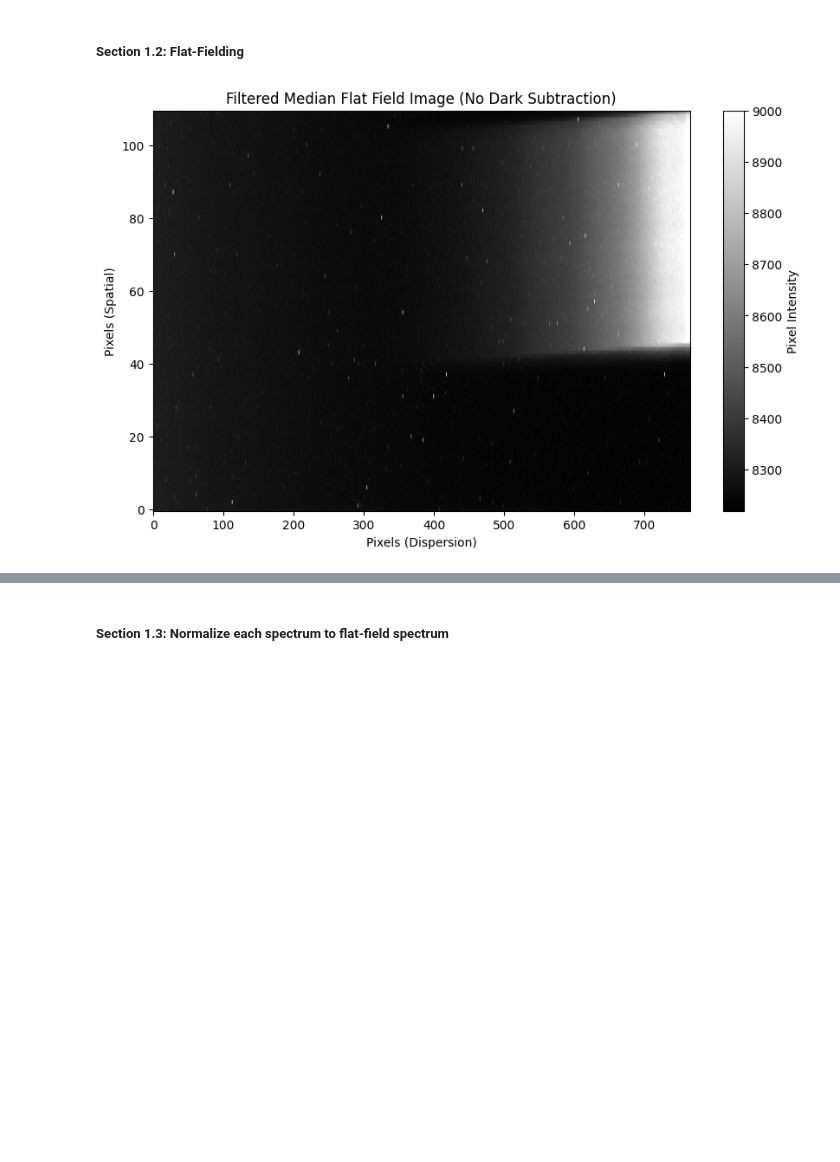
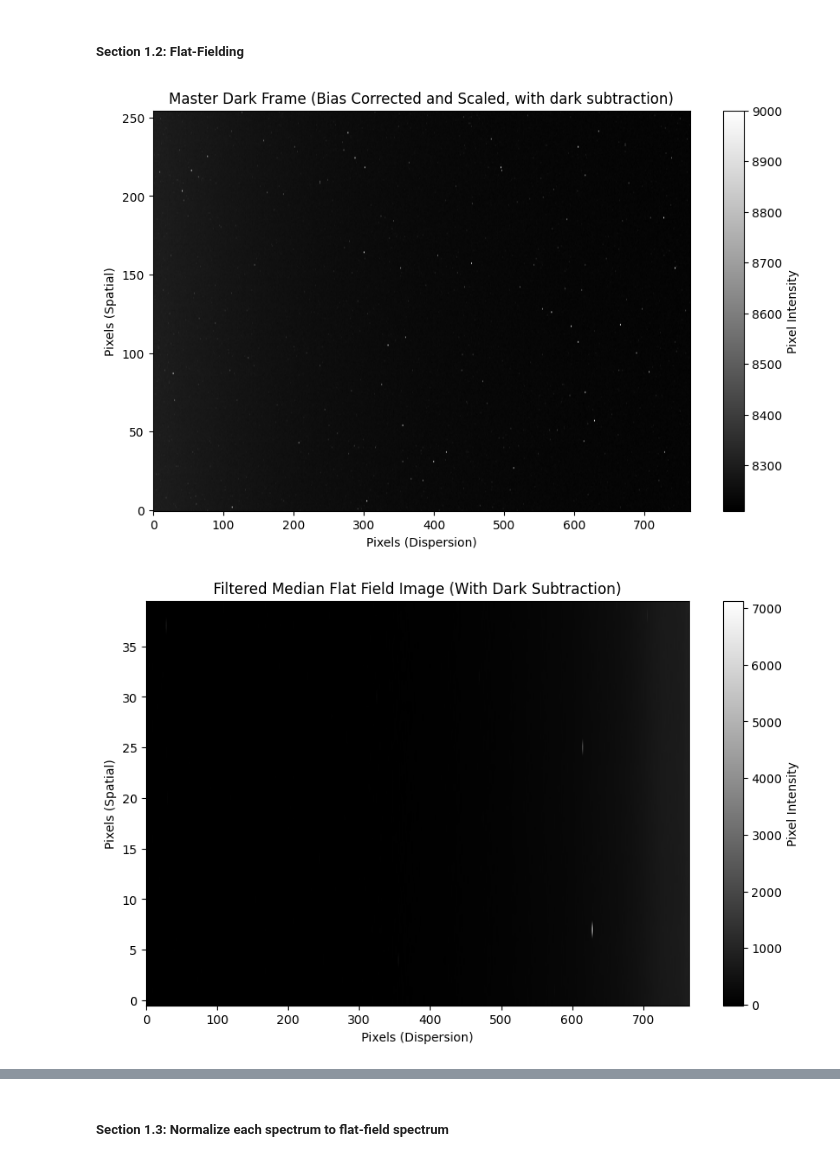
Before and after one commit to emsonmez/AST_443, a Jupyter notebook: Lab_2/Misha_Work/data_reduction.ipynb, the cells around one changed output, grey strips where cells are left out. Drawn from its saved outputs; the diff is of its cells as text; code cells hidden in the pictures; blank space fills up the shorter version.

Commit message:
Redid dark frame subtraction for flat fields
This is for Section 1.2 of the lab

```diff
--- a/Lab_2/Misha_Work/data_reduction.ipynb
+++ b/Lab_2/Misha_Work/data_reduction.ipynb
@@ -258,43 +271,62 @@ plt.show()
 # %% [markdown]
 ##### Section 1.2: Flat-Fielding
 # %%
-def median_flat_field(flat_fields, row_start=0, row_end=110):
+def median_flat_field(flat_fields, dark_frames, bias_frames, exposure_time, dark_exposure_time, row_start=50, row_end=90):
     """
-    Compute the median flat field image without subtracting the master dark frame,
+    Compute the median flat field image by subtracting the master dark frame (with bias correction),
     crop the y-axis to the specified region, and clamp values above 9000.
 
     :param flat_fields: List of tuples containing headers and 2D numpy array data for flat field frames.
     :type flat_fields: list of tuples
+    :param dark_frames: List of tuples containing headers and data for the dark FITS frames.
+                        Each tuple has the format (header, data), where `data` is a 2D numpy array.
+    :type dark_frames: list of tuples
+    :param bias_frames: List of tuples containing headers and data for the bias FITS frames.
+                        Each tuple has the format (header, data), where `data` is a 2D numpy array.
+    :type bias_frames: list of tuples
+    :param exposure_time: Exposure time of the science images in seconds.
+    :type exposure_time: float
+    :param dark_exposure_time: Exposure time of the dark frames in seconds.
+    :type dark_exposure_time: float
     :param row_start: The starting index for the row range (y-axis) to crop the flat fields.
     :type row_start: int
     :param row_end: The ending index for the row range (y-axis) to crop the flat fields.
     :type row_end: int
-    :return: The median flat field image cropped to the specified region and filtered.
+    :return: The median flat field image cropped to the specified region and filtered after dark subtraction.
     :rtype: np.ndarray
     """
+    # Create the master dark frame using the provided function
+    master_dark_corrected = create_master_dark(dark_frames, bias_frames, exposure_time, dark_exposure_time)
+
     # Extract the 'data' part from each flat field frame and crop the y-axis
     flat_field_data_list = [frame[1][row_start:row_end, :] for frame in flat_fields]
-    # Create the median flat field image from the flat fields (no dark subtraction)
+
+    # Create the median flat field image from the flat fields (before dark subtraction)
     median_flat_field_image = np.median(np.stack(flat_field_data_list), axis=0)
+
+    # Subtract the master dark frame from the median flat field image
+    median_flat_field_image -= master_dark_corrected[row_start:row_end, :]  # Adjusting for cropped dimensions
+
     # Clamp values above 9000
     median_flat_field_image[median_flat_field_image > 9000] = 9000
 
     return median_flat_field_image
 
 # Calling the function
-median_flat_field_image = median_flat_field(flat_fields)
+median_flat_field_image = median_flat_field(flat_fields, dark_frames, bias_frames, exposure_time=15, dark_exposure_time=200)
 
 # Optional: Plotting the filtered median flat field image
 plt.figure(figsize=(10, 6))
 plt.imshow(median_flat_field_image, cmap='gray', origin='lower', aspect='auto')
 plt.colorbar(label='Pixel Intensity')
 plt.xlabel('Pixels (Dispersion)')
 plt.ylabel('Pixels (Spatial)')
-plt.title('Filtered Median Flat Field Image (No Dark Subtraction)')
+plt.title('Filtered Median Flat Field Image (With Dark Subtraction)')
 plt.grid(False)
 plt.show()
 # %% [output]
-[figure, old version]
+[figure, new version]
+[figure, added]
 # %%
 def normalize_flat_field(median_flat_field_image):
     """
```
Also changed, not shown: parts of 25 cells of this notebook, 22 other files.
